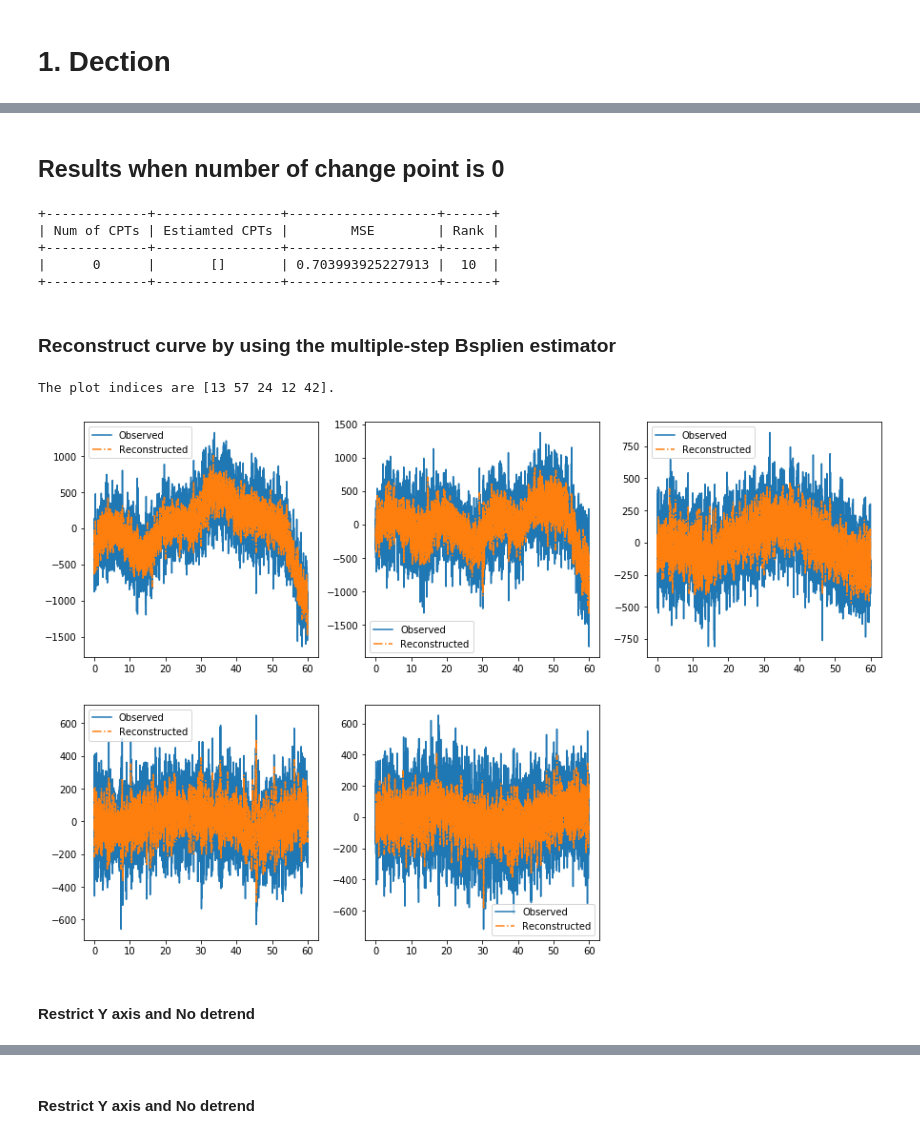
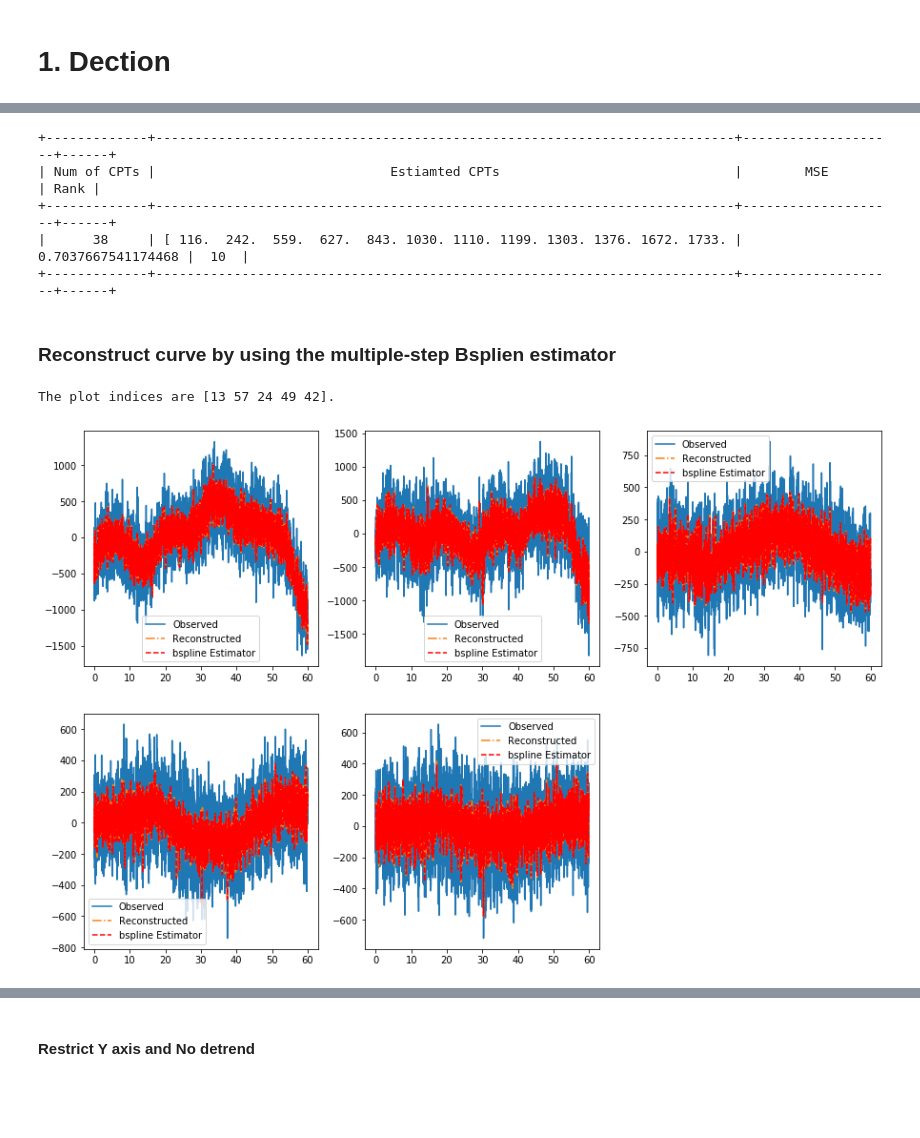
Before and after one commit to JINhuaqing/TVDN-simu, a Jupyter notebook: realdata/MEG1HPFRankTuning.ipynb, the cells around one changed output, grey strips where cells are left out. Cells and saved outputs as stored; diff of their text form; code cells hidden in the pictures; blank space fills up the shorter version.

```diff
--- a/realdata/MEG1HPFRankTuning.ipynb
+++ b/realdata/MEG1HPFRankTuning.ipynb
@@ -560,7 +560,8 @@ def TVDNRankTuning(ranks, kappas, Ymat, ReconXmat, numStep=10, smoothType="Bspli
 
     MSEs = []
     optKappasCur = []
-    detections = []
+    cMSE = np.Inf
+    cDetection = None
     for rank in ranks:
         print("="*50)
         print(f"The current rank is {rank}.")
@@ -585,21 +586,26 @@ def TVDNRankTuning(ranks, kappas, Ymat, ReconXmat, numStep=10, smoothType="Bspli
 
         MSEs.append(MSE)
         optKappasCur.append(optKappaCur)
-        detections.append(detection)
+        if cMSE >= MSE:
+            del cDetection
+            cDetection = detection
+            cMSE = MSE
+        else:
+            del detection
 
         print("="*50)
 
     optRank = ranks[np.argmin(MSEs)]
     optKappa = optKappasCur[np.argmin(MSEs)]
-    optDetect = detections[np.argmin(MSEs)]
     if len(kappas) != 1:
-        optDetect.UpdateEcpts()
+        cDetection.UpdateEcpts()
 
     Res = edict()
+    Res.MSEs = MSEs
     Res.minErr = np.min(MSEs)
     Res.optRank = optRank
     Res.optKappa = optKappa
-    Res.DetectObj = optDetect
+    Res.DetectObj = cDetection
     return Res
 # %%
 resDir = Path("../results")
@@ -645,12 +651,12 @@ plt.plot(hpfMEGEdgeRM[10, :100])
 # 0. Tuning rank
 # %%
 ranks = [2, 4, 6, 8, 10]
-kappas = np.arange(0.01, 2, 0.01)
+kappas = np.arange(0.01, 4, 0.01)
 # %%
 res = TVDNRankTuning(ranks=ranks, kappas=kappas, Ymat=hpfMEGEdgeRM, ReconXmat=ReconXmatNewBspStep,
                      numStep=1, smoothType="Bspline",
-                     dataType="MEG", saveDir=None, Lmin=60, downRate=20, fct=1, T=2,
-                     fName="subj1_HPF_EdgeRM_6", r=6, kappa=2.65, freq=60,
+                     dataType="MEG", saveDir=None, Lmin=60, downRate=20, fct=1, T=2, MaxM=40,
+                     fName="subj1_HPF_EdgeRM_6", r=6, kappa=2.65, freq=120,
                      lamb=1e-6, decimateRate=None, is_detrend=True)
 # %% [output]
 ==================================================
@@ -756,2 +754,0 @@ for i, idx, in enumerate(idxs):
-# %% [markdown]
-##  Results when number of change point is 0
@@ -761,10 +755,10 @@ MEGBspDet.UpdateEcpts(numChg=0)
 # %%
 print(MEGBspDet)
 # %% [output]
-+-------------+----------------+-------------------+------+
-| Num of CPTs | Estiamted CPTs |        MSE        | Rank |
-+-------------+----------------+-------------------+------+
-|      0      |       []       | 0.703993925227913 |  10  |
-+-------------+----------------+-------------------+------+
++-------------+--------------------------------------------------------------------------+--------------------+------+
+| Num of CPTs |                              Estiamted CPTs                              |        MSE         | Rank |
++-------------+--------------------------------------------------------------------------+--------------------+------+
+|      38     | [ 116.  242.  559.  627.  843. 1030. 1110. 1199. 1303. 1376. 1672. 1733. | 0.7037667541174468 |  10  |
++-------------+--------------------------------------------------------------------------+--------------------+------+
 # %% [markdown]
 ### Reconstruct curve  by using the multiple-step Bsplien estimator
@@ -777,7 +765,5 @@ Amats1 = MEGBspDet.RecResCur.Amats
 # %%
-idxs = MEGBspDet.PlotRecCurve(is_smoothCurve=0, saveFigPath=None)
+idxs = MEGBspDet.PlotRecCurve(is_smoothCurve=1, saveFigPath=None)
 # %% [output]
-The plot indices are [13 57 24 12 42].
+The plot indices are [13 57 24 49 42].
-[figure, old version]
+[figure, new version]
-# %% [markdown]
-#### Restrict Y axis and No detrend
```
Also changed, not shown: parts of 60 cells of this notebook, 1 other file.
